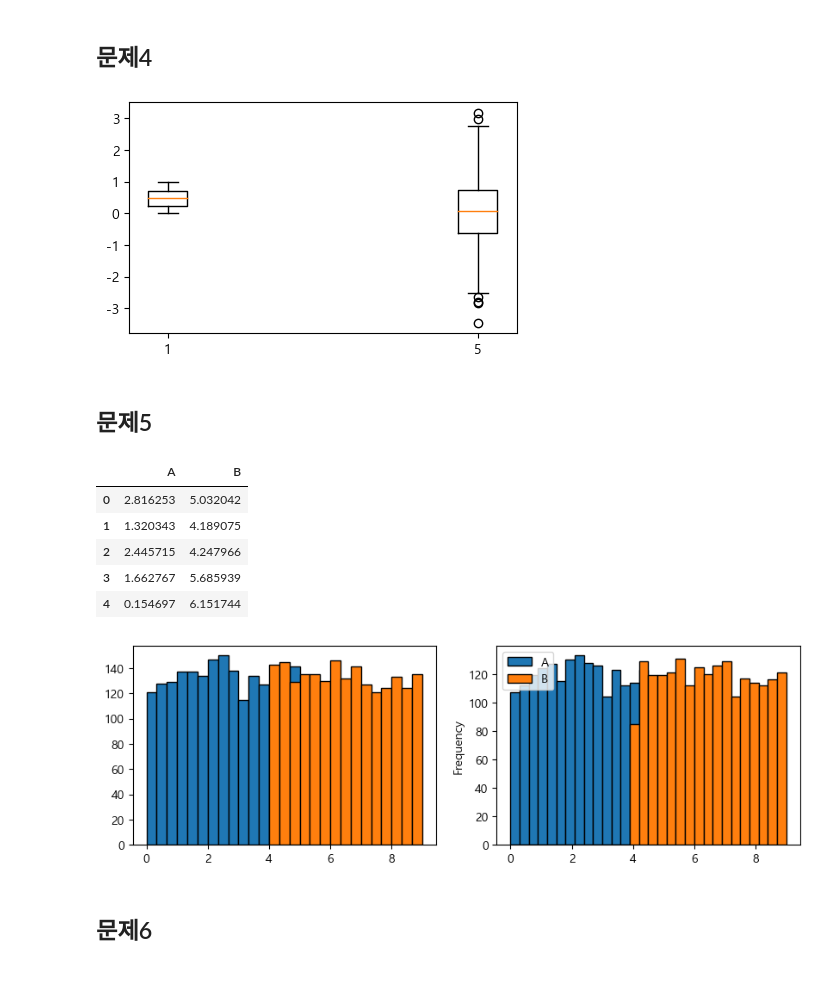
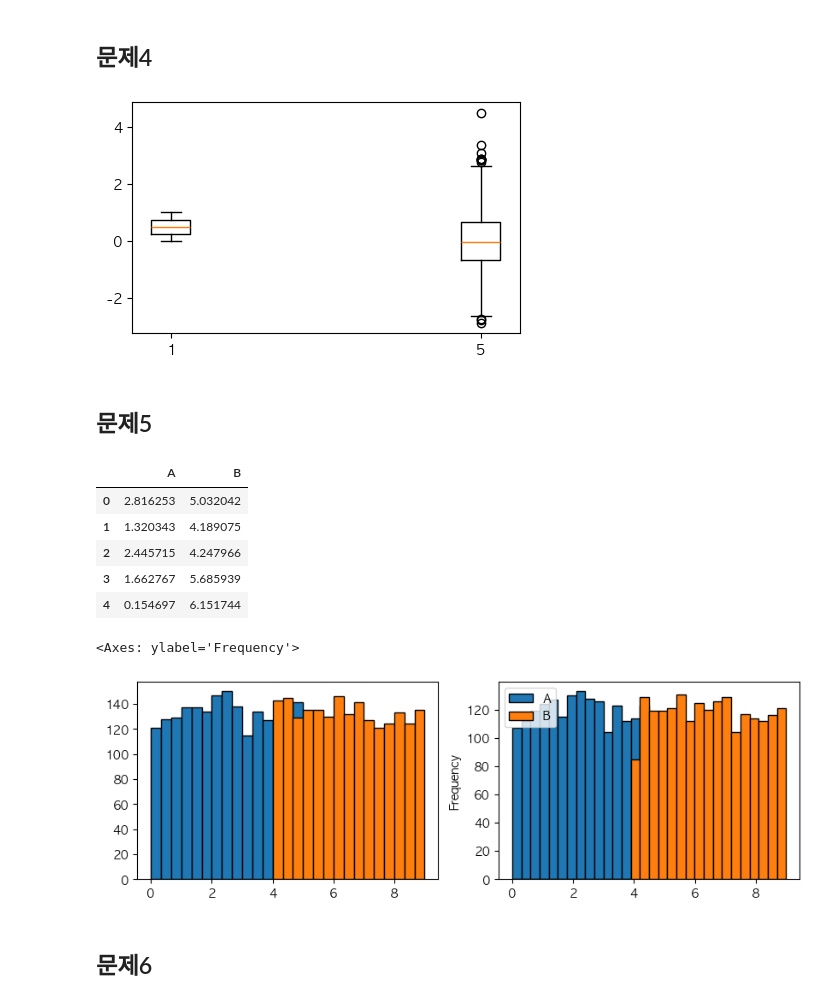
Before and after one commit to Woochang4862/USW-Data-Visualization, a Jupyter notebook: w7/2023데이터시각화_금_중간고사/dv2023_금_중간고사_문제.ipynb, the cells around one changed output. Saved outputs shown, nothing was run; the diff lists cells and outputs as text; code cells hidden in the pictures.

```diff
--- a/w7/2023데이터시각화_금_중간고사/dv2023_금_중간고사_문제.ipynb
+++ b/w7/2023데이터시각화_금_중간고사/dv2023_금_중간고사_문제.ipynb
@@ -17,6 +17,6 @@ import matplotlib.pyplot as plt
 from IPython.core.interactiveshell import InteractiveShell
 InteractiveShell.ast_node_interactivity = 'all'
 
-plt.rc("font", family="Malgun Gothic") # 한글표시 (window)
+plt.rc("font", family="AppleGothic") # 한글표시 (window)
 plt.rc("axes", unicode_minus=False) # x,y축 (-)부호 표시
 # %% [output]
@@ -115,32 +123,42 @@ fig=plt.figure(figsize=(5,3), dpi=100)
 ax=fig.subplots()
 
 ## 코드작성
+d1 = np.random.uniform(0,1,1000)
+d2 = np.random.normal(0,1,1000)
+_=ax.boxplot([d1,d2],positions=[1,5])
 # %% [output]
-[figure, old version]
+[figure, new version]
 # %% [markdown]
 ## 문제5
 # %%
 # data의 'A' column과 'B column'을 histogram으로 나타내는데,
 # ax1에는 axes hist을 사용하고, ax2에는 pandas plot hist을 사용하시오
 # h1) axes hist 사용시: bins=15, edgecolor='k'
 # h2) pandas plot hist 사용시: bins=30, edgecolor='k'
 # h3) axes 별로 점수가 있음
 
 fig=plt.figure(figsize=(10,3), dpi=100)
 ax1,ax2=fig.subplots(1,2)
 
 data=pd.read_table('data/fri_p5.txt',sep='\t')
 data.head()
 
 ## 코드작성
+# ax1
+_=ax1.hist(data['A'], bins=15,edgecolor='k')
+_=ax1.hist(data['B'], bins=15,edgecolor='k')
+
+# ax2
+data.plot.hist(ax=ax2, bins=30, edgecolor='k')
 # %% [output]
 |  | A | B |
 | 0 | 2.816253 | 5.032042 |
 | 1 | 1.320343 | 4.189075 |
 | 2 | 2.445715 | 4.247966 |
 | 3 | 1.662767 | 5.685939 |
 | 4 | 0.154697 | 6.151744 |
+<Axes: ylabel='Frequency'>
-[figure, old version]
+[figure, new version]
 # %% [markdown]
 ## 문제6
 # %%
```
Also changed, not shown: parts of 11 cells of this notebook.
